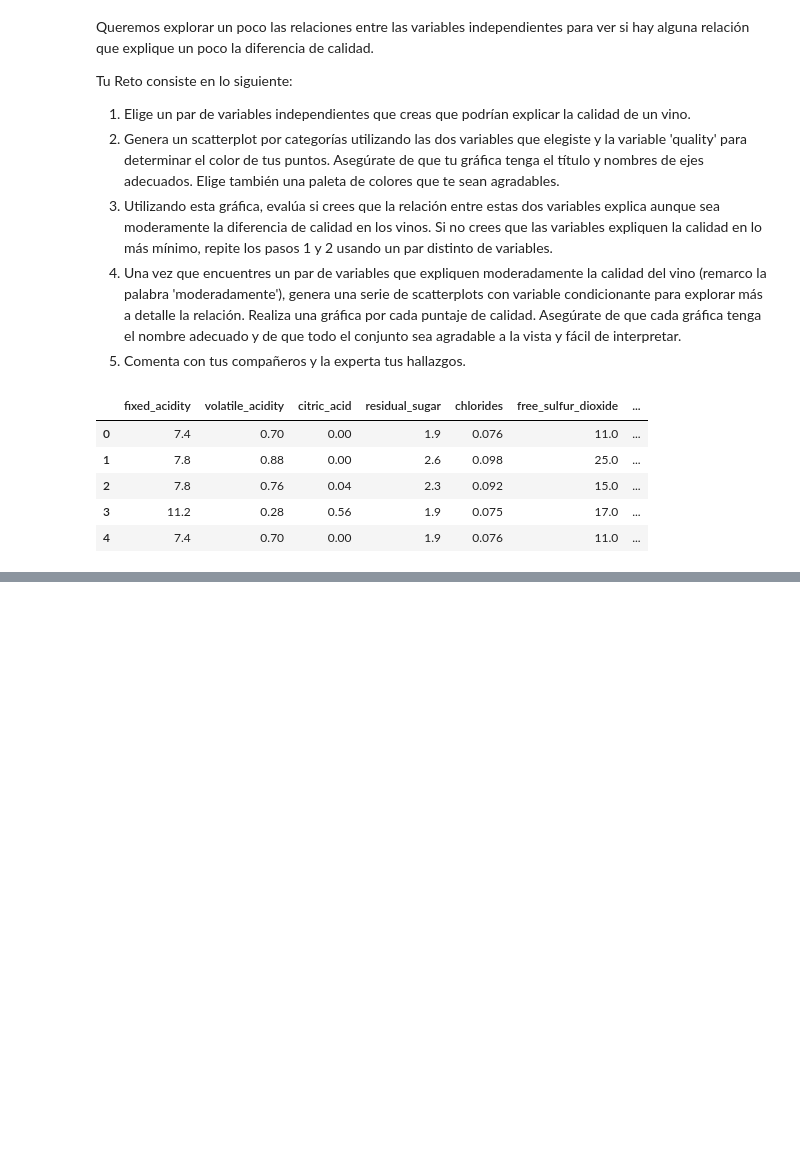
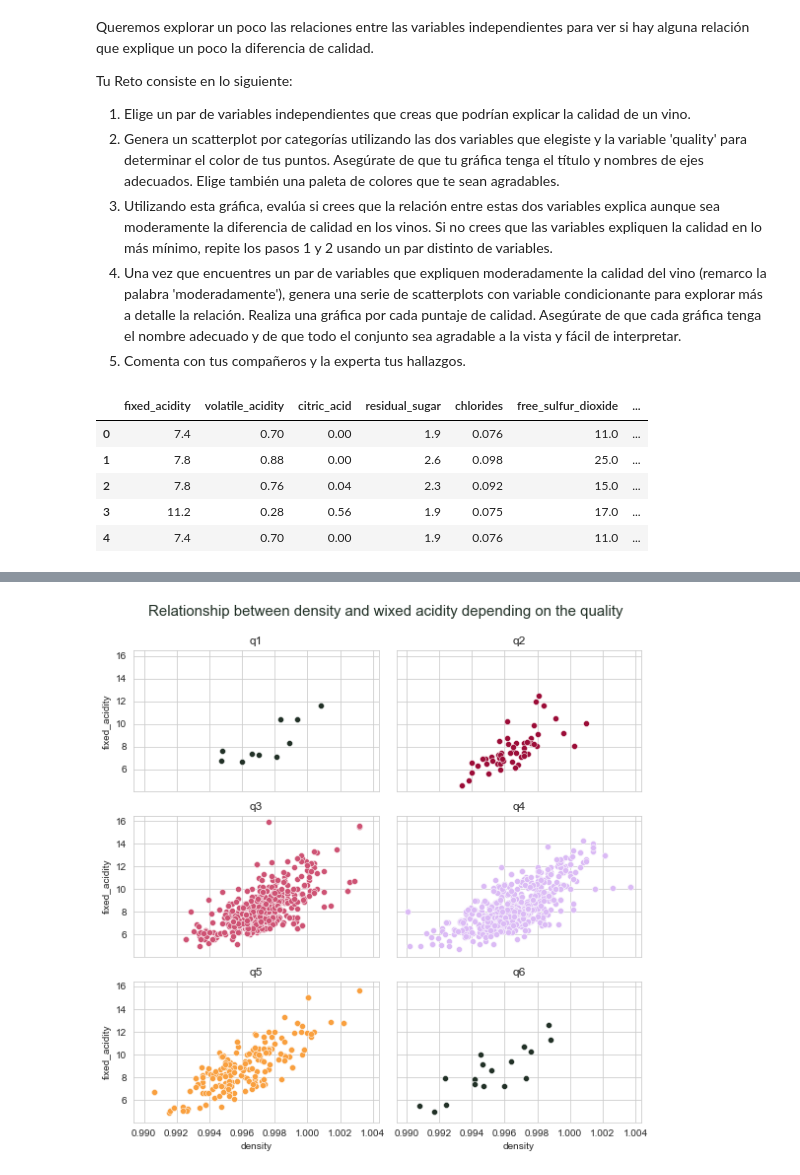
Before and after one commit to luislerma5593/Data_Analysis, a Jupyter notebook: 4. Análisis de datos con Python/6. Visualización de Datos Avanzada/Reto-02/variaciones_de_scatterplots.ipynb, the cells around one changed output, grey strips where cells are left out. Saved outputs shown, nothing was run; the diff lists cells and outputs as text; code cells hidden in the pictures; blank space fills up the shorter version.

```diff
--- a/4. Análisis de datos con Python/6. Visualización de Datos Avanzada/Reto-02/variaciones_de_scatterplots.ipynb
+++ b/4. Análisis de datos con Python/6. Visualización de Datos Avanzada/Reto-02/variaciones_de_scatterplots.ipynb
@@ -47,0 +48,34 @@ Text(0.5, 1.0, 'Densidad, Fixed acidity y calidad del vino')
+# %%
+q3 = df[df["quality"]==3]
+q4 = df[df["quality"]==4]
+q5 = df[df["quality"]==5]
+q6 = df[df["quality"]==6]
+q7 = df[df["quality"]==7]
+q8 = df[df["quality"]==8]
+# %%
+sns.set_style('whitegrid')
+palette = ["#223127","#9c0d38","#ce5374","#dbbbf5","#F9A03F"]
+
+fig = plt.figure(figsize=(8, 8))
+axes = fig.subplots(3, 2, sharex=True, sharey=True)
+
+sns.scatterplot(q3["density"],q3["fixed_acidity"], ax=axes[0, 0], color=palette[0])
+sns.scatterplot(q4["density"],q4["fixed_acidity"], ax=axes[0, 1], color=palette[1])
+sns.scatterplot(q5["density"],q5["fixed_acidity"], ax=axes[1, 0], color=palette[2])
+sns.scatterplot(q6["density"],q6["fixed_acidity"], ax=axes[1, 1], color=palette[3])
+sns.scatterplot(q7["density"],q7["fixed_acidity"], ax=axes[2, 0], color=palette[4])
+sns.scatterplot(q8["density"],q8["fixed_acidity"], ax=axes[2, 1], color=palette[0])
+
+axes[0, 0].set_title('q1')
+axes[0, 1].set_title('q2')
+axes[1, 0].set_title('q3')
+axes[1, 1].set_title('q4')
+axes[2, 0].set_title('q5')
+axes[2, 1].set_title('q6')
+
+fig.suptitle('Relationship between density and wixed acidity depending on the quality', fontsize=15, c=palette[0], x=0.53)
+
+plt.tight_layout()
+plt.subplots_adjust(top=0.9)
+# %% [output]
+[figure, added]
```
Also changed, not shown: parts of 1 cell of this notebook, 3 other files.
